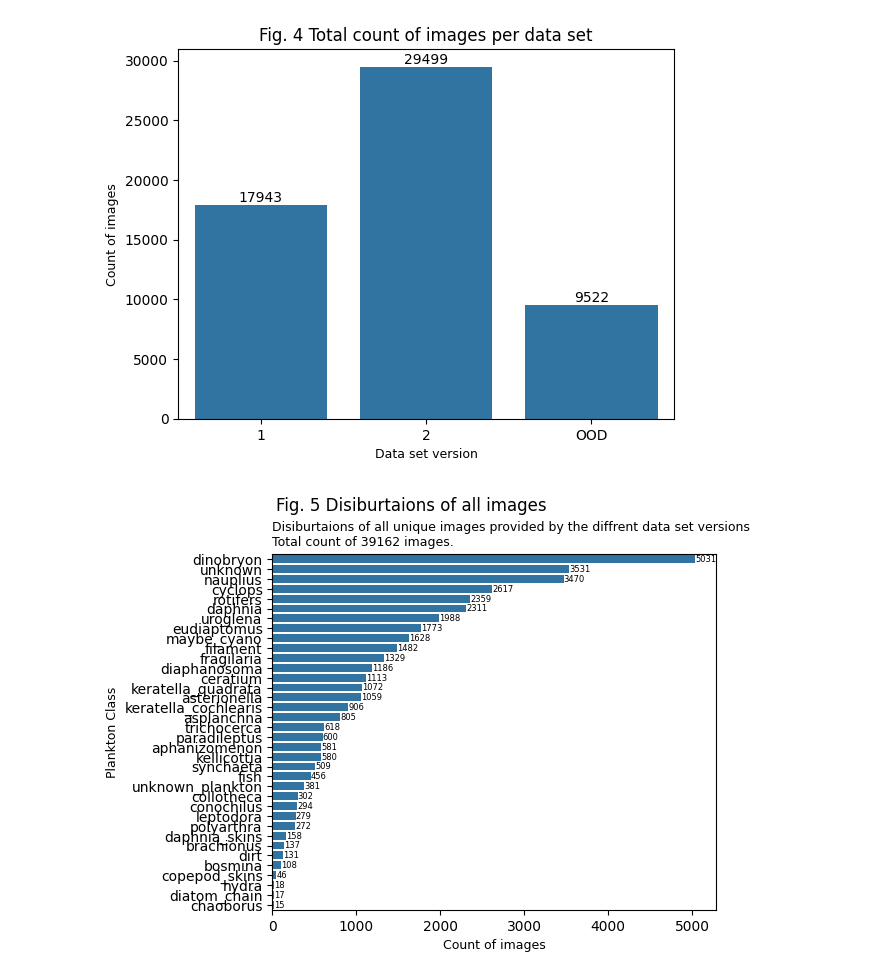
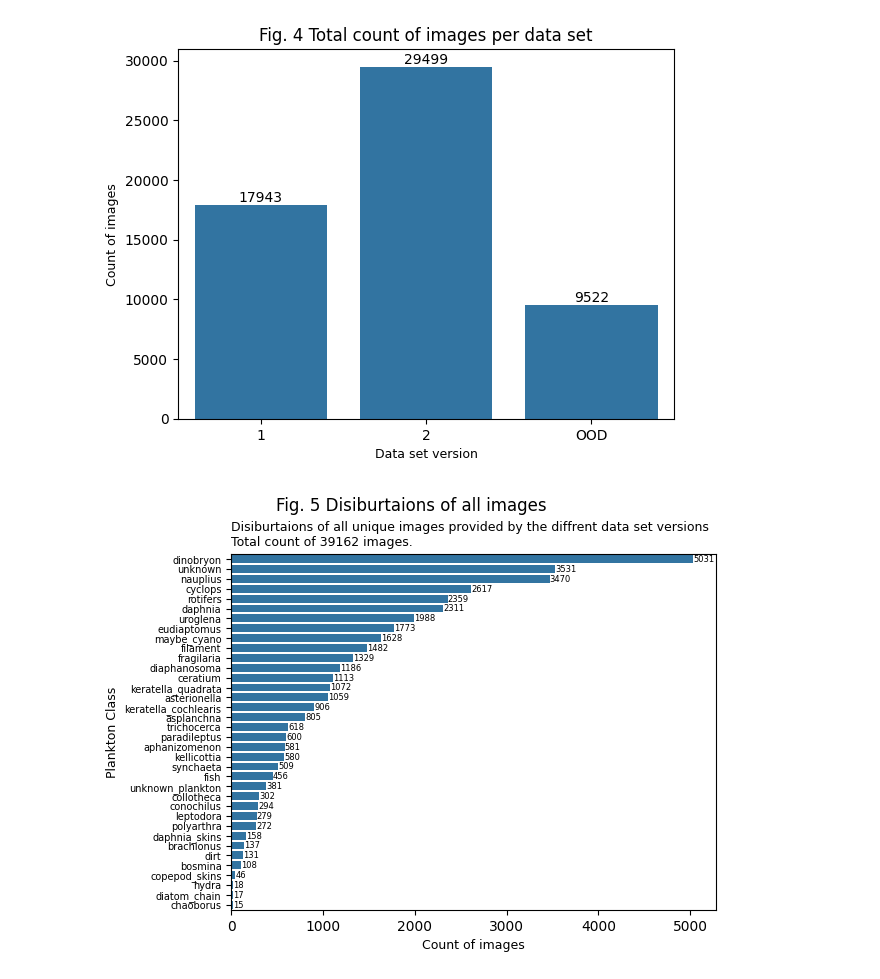
Before and after one commit to JuanFelipeRuiz/lit_ecology_classifier, a Jupyter notebook: notebooks/1_dataset_overview.ipynb, the cells around one changed output. Drawn from its saved outputs; the diff is of its cells as text; code cells hidden in the pictures.

```diff
--- a/notebooks/1_dataset_overview.ipynb
+++ b/notebooks/1_dataset_overview.ipynb
@@ -306,12 +317,14 @@ At the initallisation of the class `CreateOverviewDF` it is nessecearly to defin
 # %%
+from lit_ecology_classifier.data.overview_creator import OverviewCreator
+
 # define the paths to the data folders of the actual ZooLake versions
 zoolake_version_paths = {
-                "1": os.path.join("data", "raw", "data" ),
-                "2": os.path.join("data", "raw", "ZooLake2"),
-                "OOD": os.path.join("data", "raw", "OODs"),
+                "1": os.path.join("data", "raw", "data" )
+                ,"2": os.path.join("data", "raw", "ZooLake2")
+                ,"OOD": os.path.join("data", "raw", "OODs")
             }
 
-overview_creator = CreateOverviewDf(zoolake_version_paths)
+overview_creator = OverviewCreator(zoolake_version_paths)
 # %% [markdown]
 ### 4.3 Main functionalities
 
@@ -507,6 +526,7 @@ def y_axis_plot(df,hue):
 
         # y label
         plt.ylabel("Plankton Class", fontsize = 9)
+        plt.yticks(fontsize = 7)
 
         return ax
 
@@ -520,7 +540,7 @@ def x_axis_plot(df, hue):
 
         # x label
 
-        plt.xticks(rotation = 90)
+        plt.xticks(rotation = 90, fontsize= 7)
         plt.xlabel("Plankton class", fontsize= 9)
 
         # y label
@@ -535,32 +555,32 @@ def x_axis_plot(df, hue):
 def plot_distirbutions_of_plankton_classes(df, hue = None, y_bar = True):
     counts_class= df['class'].value_counts()
     order_by_count = list(counts_class.index)
     df['class'] = pd.Categorical(df['class'], order_by_count)
     if y_bar:
         y_axis_plot(df,hue)
 
     else:
         x_axis_plot(df,hue)
     plt.tight_layout()
 
     return plt
 
 def plot_add_titels(plt,suptitle, title):
     plt.suptitle(suptitle, size = 12)
     plt.subplots_adjust(top=0.86)
     plt.title( title,
          size = 9,
           loc = "left" )
     return plt
 
 plt.show()
 
 title1 = "Fig. 5 Disiburtaions of all images"
 title2 = f"Disiburtaions of all unique images provided by the diffrent data set versions\n\
 Total count of {sum(overview_df['class'].value_counts())} images."
 
 plt = plot_distirbutions_of_plankton_classes(overview_df)
 plt = plot_add_titels(plt, title1, title2)
 # %% [output]
-[figure, old version]
+[figure, new version]
 # %%
```
Also changed, not shown: parts of 33 cells of this notebook, 2 other files.
